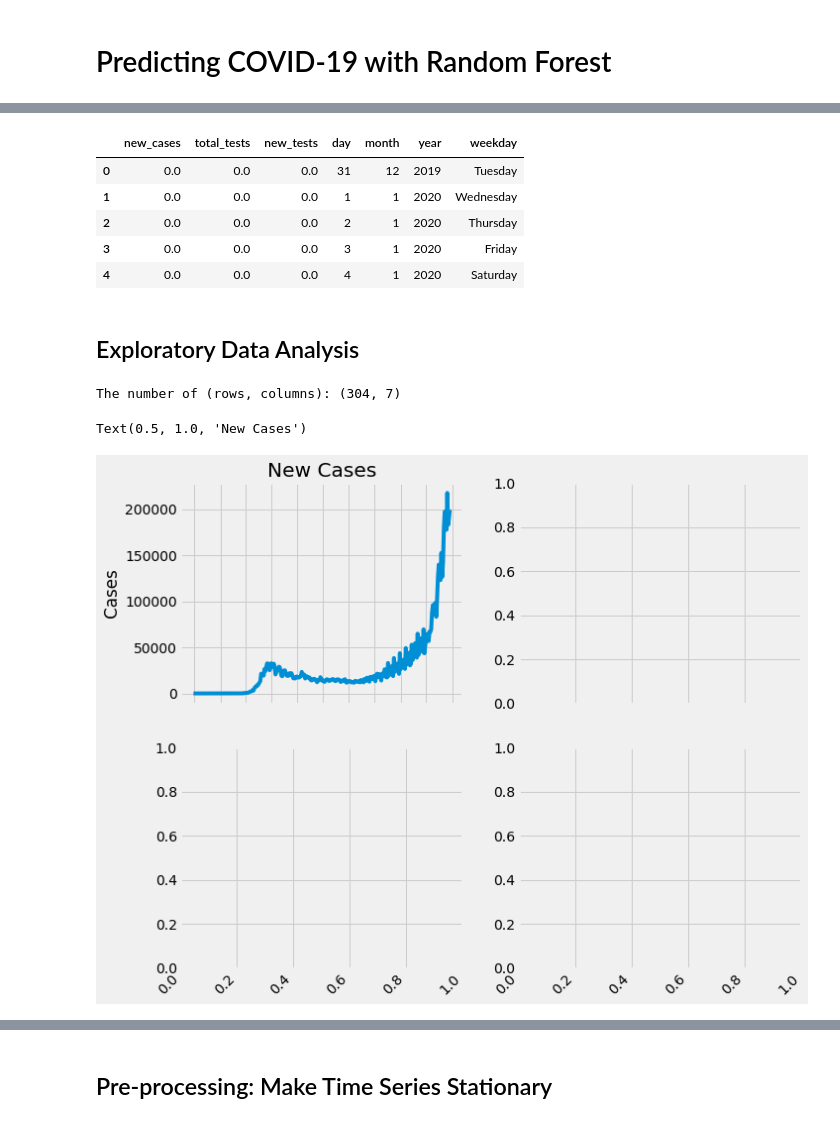
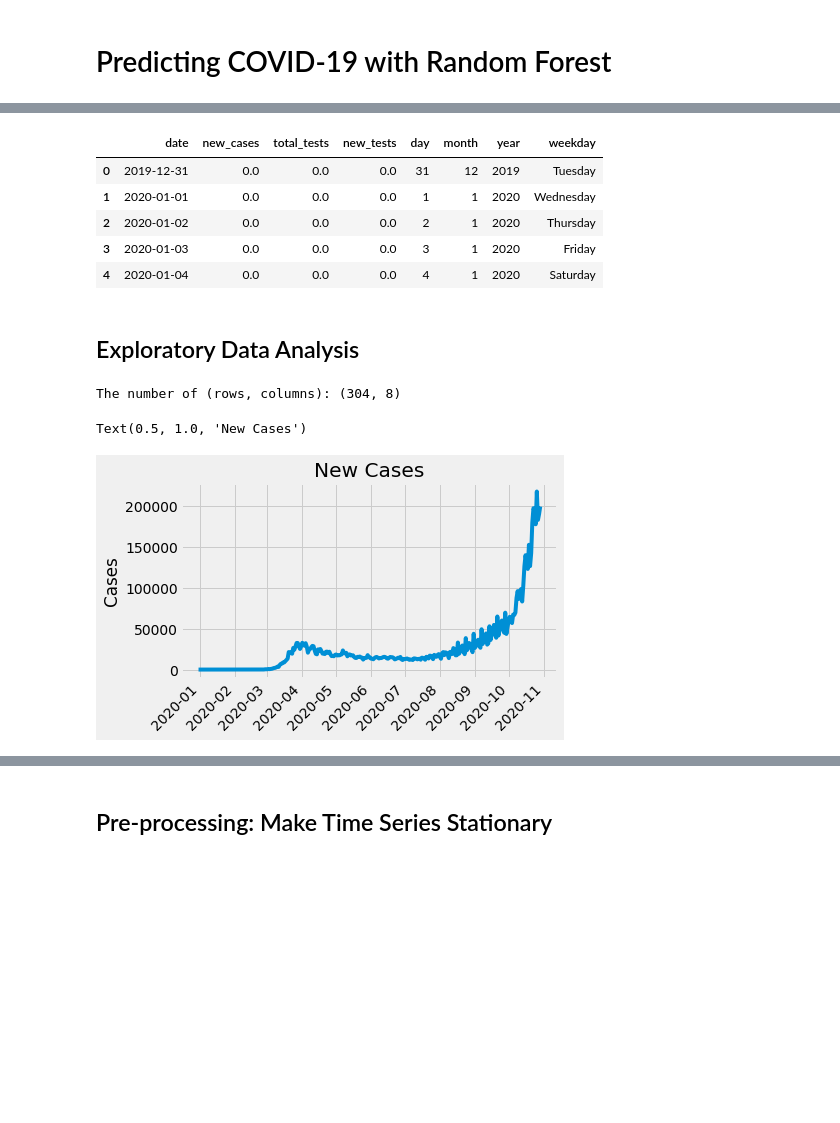
Before and after one commit to ostormer/covid_ml, a Jupyter notebook: Random Forest.ipynb, the cells around one changed output, grey strips where cells are left out. Drawn from its saved outputs; the diff is of its cells as text; code cells hidden in the pictures; blank space fills up the shorter version.

```diff
--- a/Random Forest.ipynb
+++ b/Random Forest.ipynb
@@ -36,43 +53,35 @@ df['month'] = df['date'].dt.month
 df['year'] = df['date'].dt.year
 df['weekday'] = df['date'].dt.strftime('%A')
 
-# Remove date column from features
-features = df.drop('date', axis = 1)
-features.head(5)
+df.head(5)
 # %% [output]
-|  | new_cases | total_tests | new_tests | day | month | year | weekday |
-| 0 | 0.0 | 0.0 | 0.0 | 31 | 12 | 2019 | Tuesday |
-| 1 | 0.0 | 0.0 | 0.0 | 1 | 1 | 2020 | Wednesday |
-| 2 | 0.0 | 0.0 | 0.0 | 2 | 1 | 2020 | Thursday |
-| 3 | 0.0 | 0.0 | 0.0 | 3 | 1 | 2020 | Friday |
-| 4 | 0.0 | 0.0 | 0.0 | 4 | 1 | 2020 | Saturday |
+|  | date | new_cases | total_tests | new_tests | day | month | year | weekday |
+| 0 | 2019-12-31 | 0.0 | 0.0 | 0.0 | 31 | 12 | 2019 | Tuesday |
+| 1 | 2020-01-01 | 0.0 | 0.0 | 0.0 | 1 | 1 | 2020 | Wednesday |
+| 2 | 2020-01-02 | 0.0 | 0.0 | 0.0 | 2 | 1 | 2020 | Thursday |
+| 3 | 2020-01-03 | 0.0 | 0.0 | 0.0 | 3 | 1 | 2020 | Friday |
+| 4 | 2020-01-04 | 0.0 | 0.0 | 0.0 | 4 | 1 | 2020 | Saturday |
 # %% [markdown]
 ## Exploratory Data Analysis
 # %%
-print('The number of (rows, columns):', features.shape)
-
-# Get years, months, and days
-years = features['year']
-months = features['month']
-days = features['day']
+print('The number of (rows, columns):', df.shape)
 
 # List and then convert to datetime object
-dates = [str(int(year)) + '-' + str(int(month)) + '-' + str(int(day)) for year, month, day in zip(years, months, days)]
-dates = [datetime.strptime(date, '%Y-%m-%d') for date in dates]
+dates = df['date']
 
 # Set pyplot style
 plt.style.use('fivethirtyeight')
 
 # Set up the plotting layout
-f1, ((ax1, ax2), (ax3, ax4)) = plt.subplots(nrows=2, ncols=2, figsize = (10,10))
+f1, ax = plt.subplots()
 f1.autofmt_xdate(rotation = 45)
 
 # Plot new cases
-ax1.plot(dates, features['new_cases'])
-ax1.set_xlabel(''); ax1.set_ylabel('Cases'); ax1.set_title('New Cases')
+ax.plot(dates, df['new_cases'])
+ax.set_xlabel(''); ax.set_ylabel('Cases'); ax.set_title('New Cases')
 # %% [output]
-The number of (rows, columns): (304, 7)
+The number of (rows, columns): (304, 8)
 Text(0.5, 1.0, 'New Cases')
-[figure, old version]
+[figure, new version]
 # %%
 # Make lag plot
```
Also changed, not shown: parts of 7 cells of this notebook.
